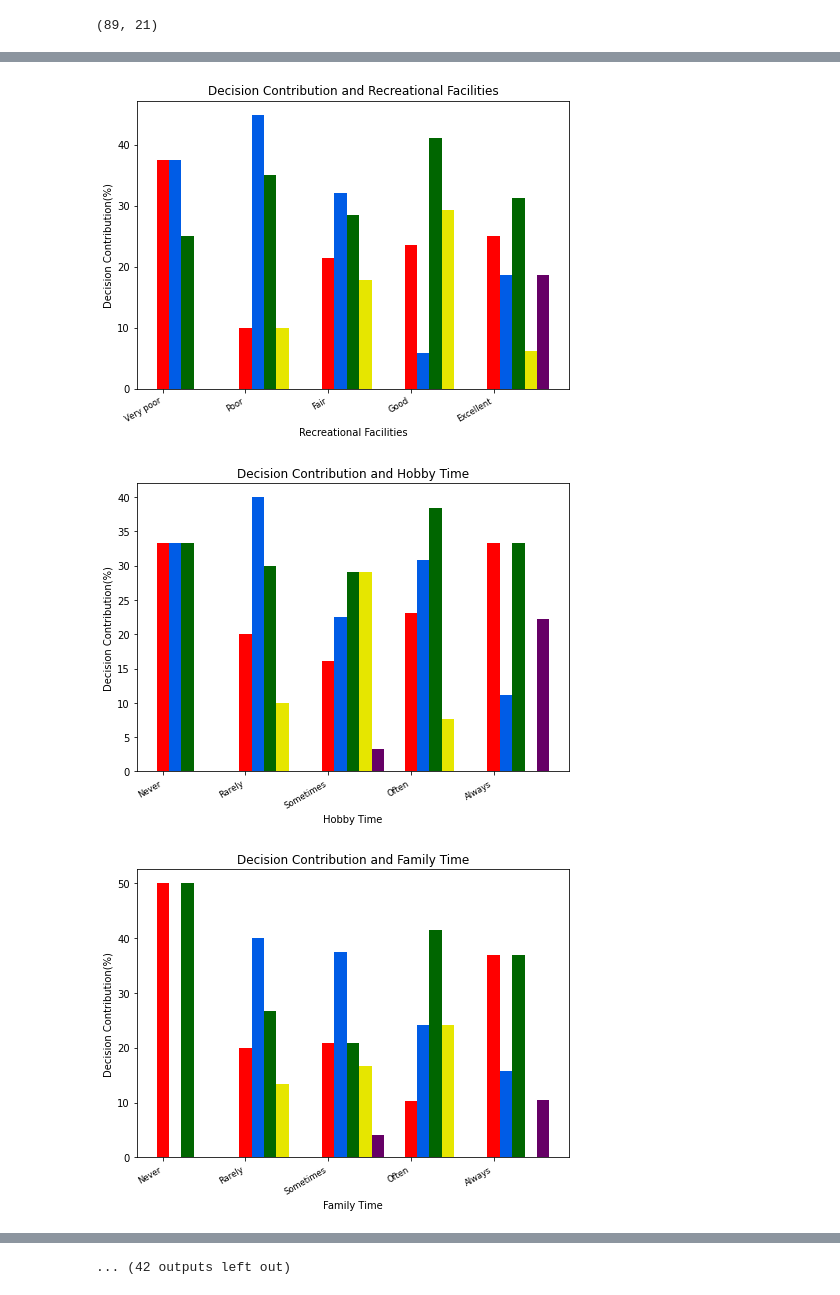
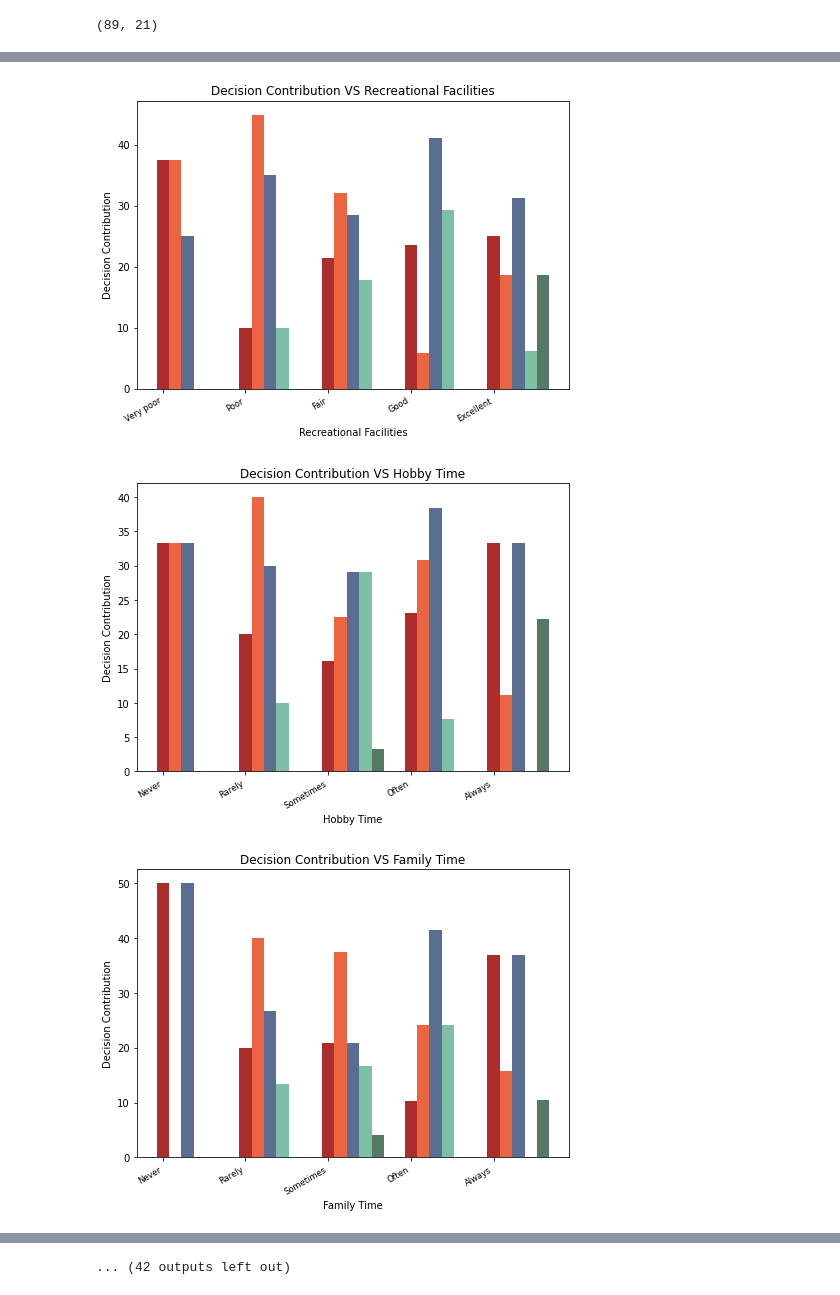
Before and after one commit to NoshinTahsin/GQM-Metrics, a Jupyter notebook: allBars.ipynb, the cells around one changed output, grey strips where cells are left out. Saved outputs shown, nothing was run; the diff lists cells and outputs as text; code cells hidden in the pictures.

```diff
--- a/allBars.ipynb
+++ b/allBars.ipynb
@@ -82,8 +82,8 @@ for prodName in productivityList:
     #     top=False,         # ticks along the top edge are off
     #     labelbottom=False) # labels along the bottom edge are off
     #     ax.set_xticklabels(range((len(barcol_unique))))
-
-        colorlist=['#ff0000','#005ce6','#006600','#e6e600','#660066','ff9933']
+        colorlist = ['#ad2c2c', '#eb6542', '#596e92', '#7ec0a4', '#557965', '#559e65']
+#         colorlist=['#ff0000','#005ce6','#006600','#e6e600','#660066','ff9933']
         wid=0.15
 
         bar_list = []
@@ -109,8 +109,8 @@ for prodName in productivityList:
         #ax.bar(X + 0.45, data[3], color = '#e6e600', width = 0.15)
         #ax.bar(X + 0.60, data[4], color = '#660066', width = 0.15)
         plt.xlabel(x['name'])
-        plt.ylabel(prodName+"(%)")
-        plt.title(prodName +" and "+str(x['name']))
+        plt.ylabel(prodName)
+        plt.title(prodName +" VS "+str(x['name']))
     #         plt.savefig(prodName+" "+str(x['name']))
 # %% [output]
 prodName Average Daily Working Hour
@@ -133,3 +133,3 @@ prodName Cheerfulness
-[figure, old version]
+[figure, new version]
-[figure, old version]
+[figure, new version]
-[figure, old version]
+[figure, new version]
```
Also changed, not shown: parts of 1 cell of this notebook.
